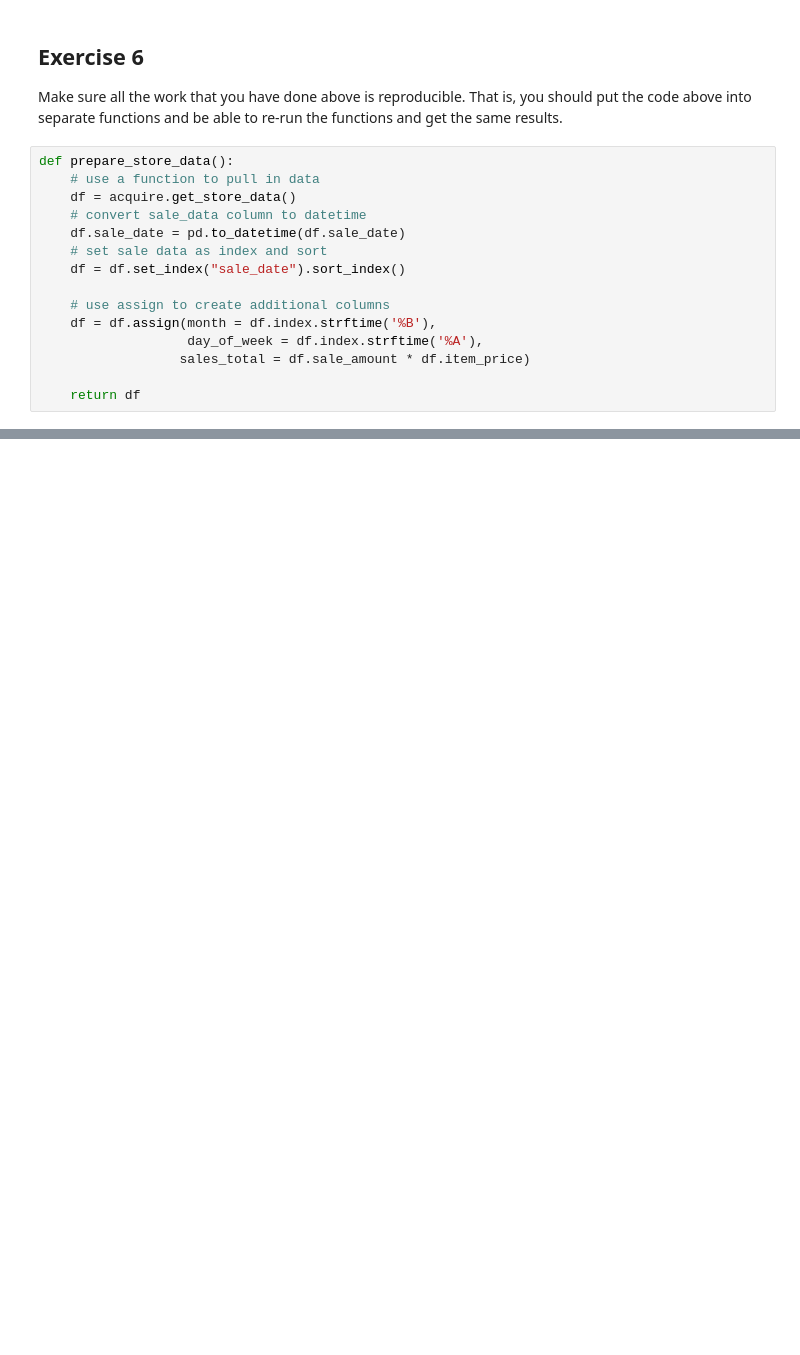
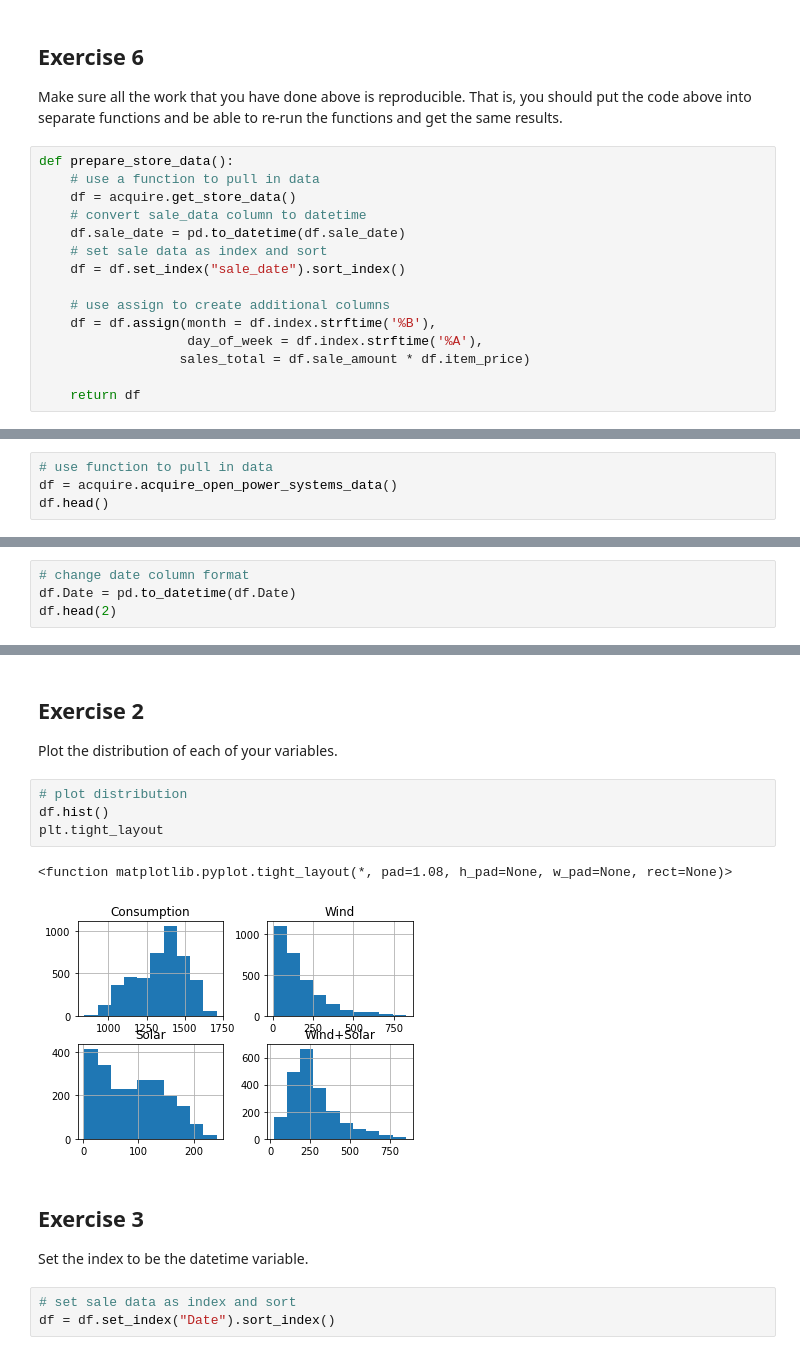
Before and after one commit to lainslie-18/time-series-exercises, a Jupyter notebook: prepare.ipynb, the cells around one changed output, grey strips where cells are left out. Cells and saved outputs as stored; diff of their text form; blank space fills up the shorter version.

```diff
--- a/prepare.ipynb
+++ b/prepare.ipynb
@@ -110,0 +113,4 @@ df.head()
+# %%
+# use function to pull in data
+df = acquire.acquire_open_power_systems_data()
+df.head()
@@ -110,0 +133,4 @@ df.head()
+# %%
+# change date column format
+df.Date = pd.to_datetime(df.Date)
+df.head(2)
@@ -110,0 +157,18 @@ df.head()
+# %% [markdown]
+## Exercise 2
+
+Plot the distribution of each of your variables.
+# %%
+# plot distribution
+df.hist()
+plt.tight_layout
+# %% [output]
+<function matplotlib.pyplot.tight_layout(*, pad=1.08, h_pad=None, w_pad=None, rect=None)>
+[figure, added]
+# %% [markdown]
+## Exercise 3
+
+Set the index to be the datetime variable.
+# %%
+# set sale data as index and sort
+df = df.set_index("Date").sort_index()
```
Also changed, not shown: parts of 14 cells of this notebook, 1 other file.
